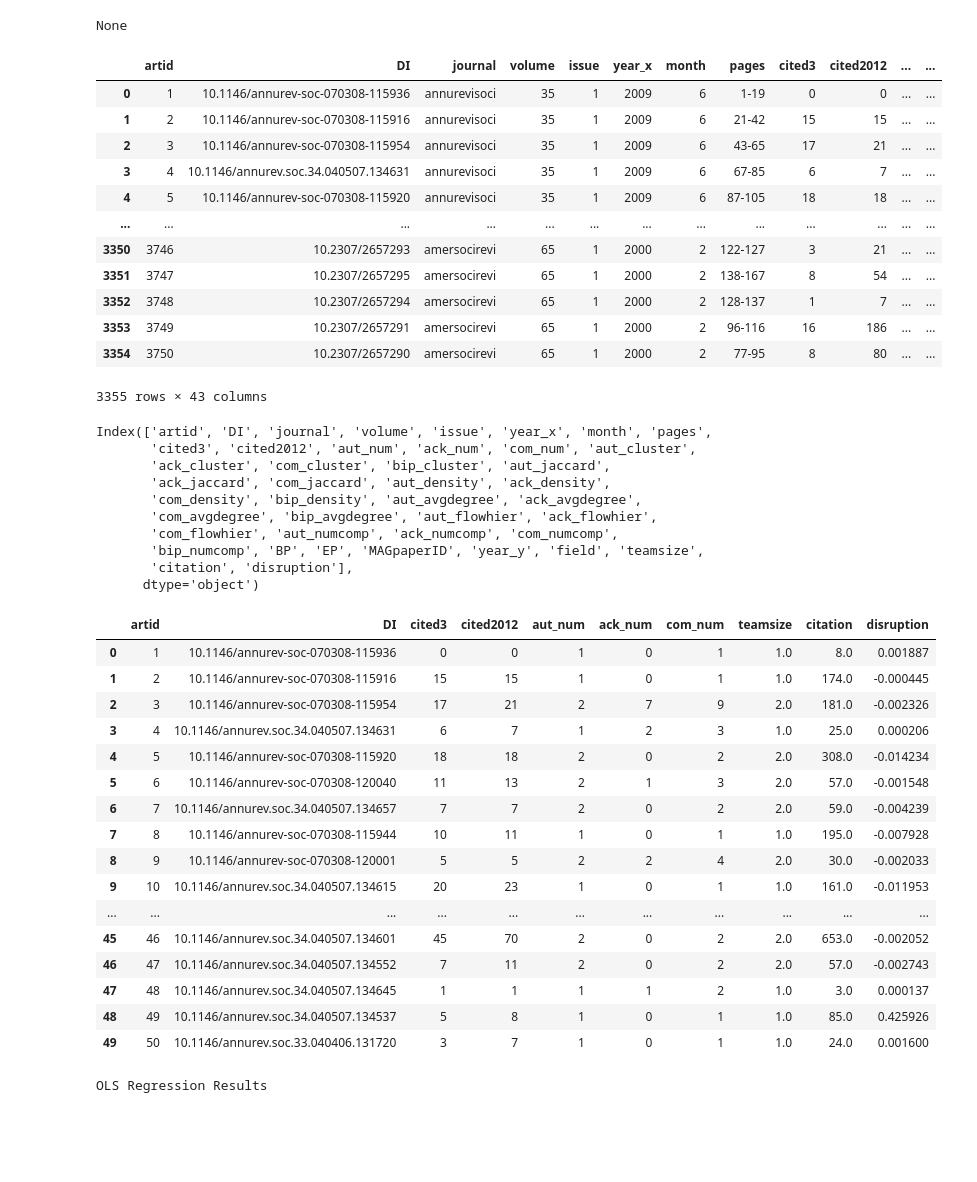
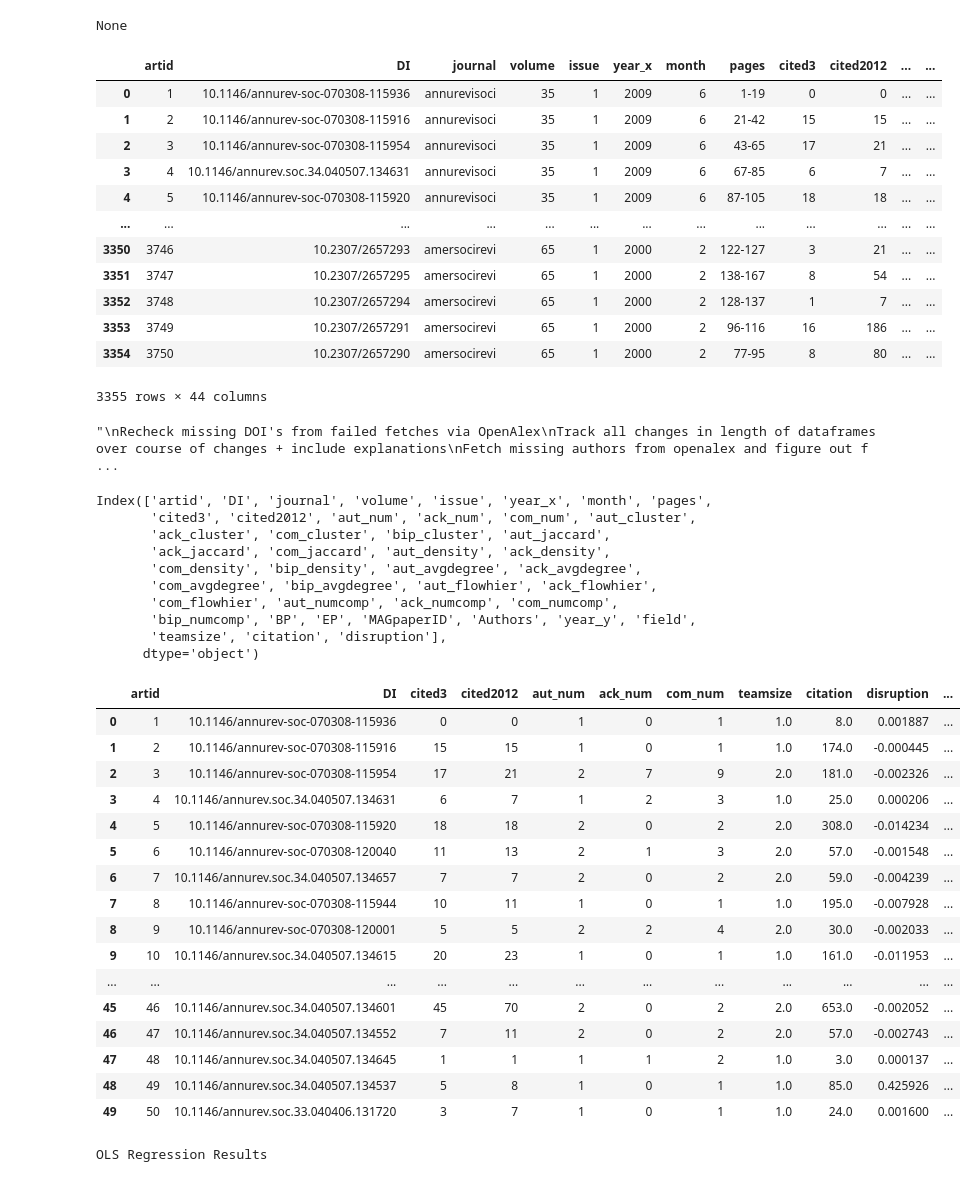
Before and after one commit to akshue27/acknowledgements, a Jupyter notebook: attemptedmerge.ipynb, the cells around one changed output. Cells and saved outputs as stored; diff of their text form; code cells hidden in the pictures; blank space fills up the shorter version.

```diff
--- a/attemptedmerge.ipynb
+++ b/attemptedmerge.ipynb
@@ -918,5 +918,5 @@ Completed; processed 3355 DOIs in 27.2 minutes
 # %%
-out_d = "/Users/akshuenaganti/Downloads"
+out_d = "/Users/akshuenaganti/Desktop/s3dresearch/OpenAlex"
 
 # Initialize variables
 doi_mag = []
@@ -950,20 +950,30 @@ for filename in os.listdir(out_d):
                     ids = record.get('ids', {})  # Handle missing 'ids' key
                     mag = ids.get('mag')
 
+                    # Extract authors
+                    authors = []
+                    if 'authorships' in record:
+                        for authorship in record['authorships']:
+                            author = authorship.get('author', {})
+                            if 'display_name' in author:
+                                authors.append(author['display_name'])
+
+                    author_names = '; '.join(authors) if authors else None
+
                     if not mag:
                         n_no_mag += 1
                         mag = None
 
-                    doi_mag.append([doi, mag])
+                    # Add author_names to the collected data
+                    doi_mag.append([doi, mag, author_names])
 
                 except json.JSONDecodeError:
                     n_no_mag += 1
-                    doi_mag.append([doi, None])
+                    doi_mag.append([doi, None, None])
 
-# Create DataFrame and remove duplicates
-df_doimag = pd.DataFrame(doi_mag, columns=["DI", "MAGpaperID"]).drop_duplicates()
+# Create DataFrame with authors column
+df_doimag = pd.DataFrame(doi_mag, columns=["DI", "MAGpaperID", "Authors"]).drop_duplicates()
 df_doimag = df_doimag.drop_duplicates(subset=["DI"], keep='first')
-
 
 print("\nFinal Results:")
 print(f"DOIs that have no corresponding MAG IDs: {n_no_mag}")
@@ -1032,7 +1042,7 @@ memory usage: 892.4+ MB
 None
 # %%
 df6 = df5.merge(disruption_df, on="MAGpaperID", how="left")
-df6
+display(df6)
 
 """
 Recheck missing DOI's from failed fetches via OpenAlex
@@ -1052,38 +1062,39 @@ Fetch missing authors from openalex and figure out formatting to match from WoS
 | 3352 | 3748 | 10.2307/2657294 | amersocirevi | 65 | 1 | 2000 | 2 | 128-137 | 1 | 7 | ... | ... |
 | 3353 | 3749 | 10.2307/2657291 | amersocirevi | 65 | 1 | 2000 | 2 | 96-116 | 16 | 186 | ... | ... |
 | 3354 | 3750 | 10.2307/2657290 | amersocirevi | 65 | 1 | 2000 | 2 | 77-95 | 8 | 80 | ... | ... |
-3355 rows × 43 columns
+3355 rows × 44 columns
+"\nRecheck missing DOI's from failed fetches via OpenAlex\nTrack all changes in length of dataframes over course of changes + include explanations\nFetch missing authors from openalex and figure out f ...
 # %%
 print(df6.columns)
-df6[['artid', 'DI', 'cited3', 'cited2012', 'aut_num', 'ack_num', 'com_num', 'teamsize', 'citation', 'disruption']].head(50)
+df6[['artid', 'DI', 'cited3', 'cited2012', 'aut_num', 'ack_num', 'com_num', 'teamsize', 'citation', 'disruption','Authors']].head(50)
 # %% [output]
 Index(['artid', 'DI', 'journal', 'volume', 'issue', 'year_x', 'month', 'pages',
        'cited3', 'cited2012', 'aut_num', 'ack_num', 'com_num', 'aut_cluster',
        'ack_cluster', 'com_cluster', 'bip_cluster', 'aut_jaccard',
        'ack_jaccard', 'com_jaccard', 'aut_density', 'ack_density',
        'com_density', 'bip_density', 'aut_avgdegree', 'ack_avgdegree',
        'com_avgdegree', 'bip_avgdegree', 'aut_flowhier', 'ack_flowhier',
        'com_flowhier', 'aut_numcomp', 'ack_numcomp', 'com_numcomp',
-       'bip_numcomp', 'BP', 'EP', 'MAGpaperID', 'year_y', 'field', 'teamsize',
-       'citation', 'disruption'],
+       'bip_numcomp', 'BP', 'EP', 'MAGpaperID', 'Authors', 'year_y', 'field',
+       'teamsize', 'citation', 'disruption'],
       dtype='object')
-|  | artid | DI | cited3 | cited2012 | aut_num | ack_num | com_num | teamsize | citation | disruption |
-| 0 | 1 | 10.1146/annurev-soc-070308-115936 | 0 | 0 | 1 | 0 | 1 | 1.0 | 8.0 | 0.001887 |
-| 1 | 2 | 10.1146/annurev-soc-070308-115916 | 15 | 15 | 1 | 0 | 1 | 1.0 | 174.0 | -0.000445 |
-| 2 | 3 | 10.1146/annurev-soc-070308-115954 | 17 | 21 | 2 | 7 | 9 | 2.0 | 181.0 | -0.002326 |
-| 3 | 4 | 10.1146/annurev.soc.34.040507.134631 | 6 | 7 | 1 | 2 | 3 | 1.0 | 25.0 | 0.000206 |
-| 4 | 5 | 10.1146/annurev-soc-070308-115920 | 18 | 18 | 2 | 0 | 2 | 2.0 | 308.0 | -0.014234 |
-| 5 | 6 | 10.1146/annurev-soc-070308-120040 | 11 | 13 | 2 | 1 | 3 | 2.0 | 57.0 | -0.001548 |
-| 6 | 7 | 10.1146/annurev.soc.34.040507.134657 | 7 | 7 | 2 | 0 | 2 | 2.0 | 59.0 | -0.004239 |
-| 7 | 8 | 10.1146/annurev-soc-070308-115944 | 10 | 11 | 1 | 0 | 1 | 1.0 | 195.0 | -0.007928 |
-| 8 | 9 | 10.1146/annurev-soc-070308-120001 | 5 | 5 | 2 | 2 | 4 | 2.0 | 30.0 | -0.002033 |
-| 9 | 10 | 10.1146/annurev.soc.34.040507.134615 | 20 | 23 | 1 | 0 | 1 | 1.0 | 161.0 | -0.011953 |
-| ... | ... | ... | ... | ... | ... | ... | ... | ... | ... | ... |
-| 45 | 46 | 10.1146/annurev.soc.34.040507.134601 | 45 | 70 | 2 | 0 | 2 | 2.0 | 653.0 | -0.002052 |
-| 46 | 47 | 10.1146/annurev.soc.34.040507.134552 | 7 | 11 | 2 | 0 | 2 | 2.0 | 57.0 | -0.002743 |
-| 47 | 48 | 10.1146/annurev.soc.34.040507.134645 | 1 | 1 | 1 | 1 | 2 | 1.0 | 3.0 | 0.000137 |
-| 48 | 49 | 10.1146/annurev.soc.34.040507.134537 | 5 | 8 | 1 | 0 | 1 | 1.0 | 85.0 | 0.425926 |
-| 49 | 50 | 10.1146/annurev.soc.33.040406.131720 | 3 | 7 | 1 | 0 | 1 | 1.0 | 24.0 | 0.001600 |
+|  | artid | DI | cited3 | cited2012 | aut_num | ack_num | com_num | teamsize | citation | disruption | ... |
+| 0 | 1 | 10.1146/annurev-soc-070308-115936 | 0 | 0 | 1 | 0 | 1 | 1.0 | 8.0 | 0.001887 | ... |
+| 1 | 2 | 10.1146/annurev-soc-070308-115916 | 15 | 15 | 1 | 0 | 1 | 1.0 | 174.0 | -0.000445 | ... |
+| 2 | 3 | 10.1146/annurev-soc-070308-115954 | 17 | 21 | 2 | 7 | 9 | 2.0 | 181.0 | -0.002326 | ... |
+| 3 | 4 | 10.1146/annurev.soc.34.040507.134631 | 6 | 7 | 1 | 2 | 3 | 1.0 | 25.0 | 0.000206 | ... |
+| 4 | 5 | 10.1146/annurev-soc-070308-115920 | 18 | 18 | 2 | 0 | 2 | 2.0 | 308.0 | -0.014234 | ... |
+| 5 | 6 | 10.1146/annurev-soc-070308-120040 | 11 | 13 | 2 | 1 | 3 | 2.0 | 57.0 | -0.001548 | ... |
+| 6 | 7 | 10.1146/annurev.soc.34.040507.134657 | 7 | 7 | 2 | 0 | 2 | 2.0 | 59.0 | -0.004239 | ... |
+| 7 | 8 | 10.1146/annurev-soc-070308-115944 | 10 | 11 | 1 | 0 | 1 | 1.0 | 195.0 | -0.007928 | ... |
+| 8 | 9 | 10.1146/annurev-soc-070308-120001 | 5 | 5 | 2 | 2 | 4 | 2.0 | 30.0 | -0.002033 | ... |
+| 9 | 10 | 10.1146/annurev.soc.34.040507.134615 | 20 | 23 | 1 | 0 | 1 | 1.0 | 161.0 | -0.011953 | ... |
+| ... | ... | ... | ... | ... | ... | ... | ... | ... | ... | ... | ... |
+| 45 | 46 | 10.1146/annurev.soc.34.040507.134601 | 45 | 70 | 2 | 0 | 2 | 2.0 | 653.0 | -0.002052 | ... |
+| 46 | 47 | 10.1146/annurev.soc.34.040507.134552 | 7 | 11 | 2 | 0 | 2 | 2.0 | 57.0 | -0.002743 | ... |
+| 47 | 48 | 10.1146/annurev.soc.34.040507.134645 | 1 | 1 | 1 | 1 | 2 | 1.0 | 3.0 | 0.000137 | ... |
+| 48 | 49 | 10.1146/annurev.soc.34.040507.134537 | 5 | 8 | 1 | 0 | 1 | 1.0 | 85.0 | 0.425926 | ... |
+| 49 | 50 | 10.1146/annurev.soc.33.040406.131720 | 3 | 7 | 1 | 0 | 1 | 1.0 | 24.0 | 0.001600 | ... |
 # %%
 form_list00 = ["disruption", "ack_num", 'aut_num', 'citation'] #'cited3', 'cited2012'
 #form_list00 = ["disruption", "ack_num"]
```
Also changed, not shown: parts of 14 cells of this notebook, 1 other file.
